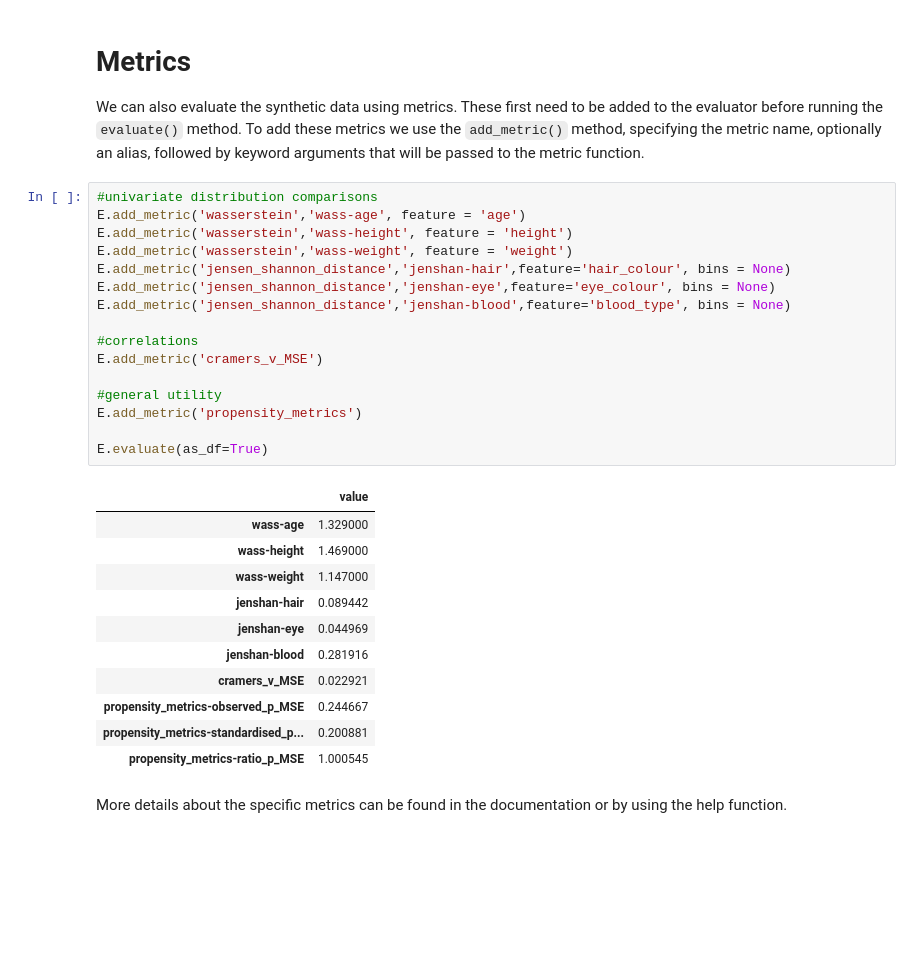
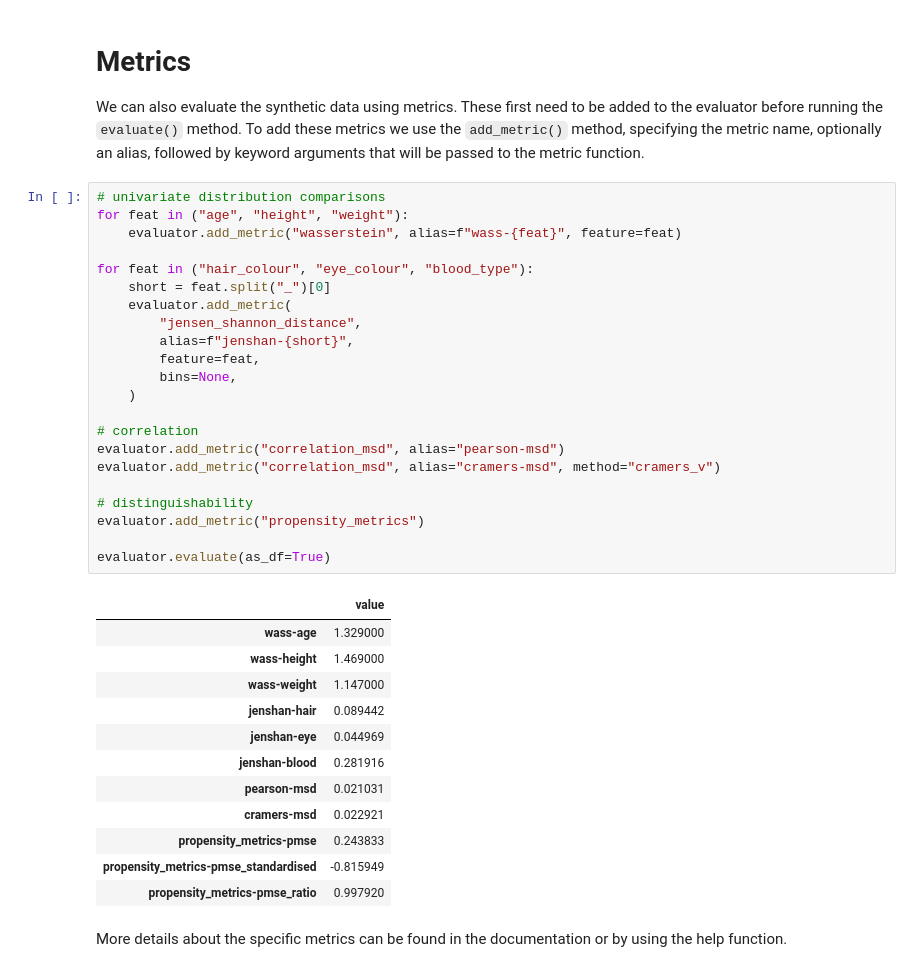
Before and after one commit to datasciencecampus/synthgauge, a Jupyter notebook: examples/demo_notebook.ipynb, the cells around one changed output. Drawn from its saved outputs; the diff is of its cells as text; blank space fills up the shorter version.

```diff
--- a/examples/demo_notebook.ipynb
+++ b/examples/demo_notebook.ipynb
@@ -90,34 +97,41 @@ E.plot_crosstab('hair_colour','eye_colour', figsize=(8, 4), cmap="light:coral",
 # Metrics
 
 We can also evaluate the synthetic data using metrics. These first need to be added to the evaluator before running the `evaluate()` method. To add these metrics we use the `add_metric()` method, specifying the metric name, optionally an alias, followed by keyword arguments that will be passed to the metric function.
-# %%
-#univariate distribution comparisons
-E.add_metric('wasserstein','wass-age', feature = 'age')
-E.add_metric('wasserstein','wass-height', feature = 'height')
-E.add_metric('wasserstein','wass-weight', feature = 'weight')
-E.add_metric('jensen_shannon_distance','jenshan-hair',feature='hair_colour', bins = None)
-E.add_metric('jensen_shannon_distance','jenshan-eye',feature='eye_colour', bins = None)
-E.add_metric('jensen_shannon_distance','jenshan-blood',feature='blood_type', bins = None)
-
-#correlations
-E.add_metric('cramers_v_MSE')
-
-#general utility
-E.add_metric('propensity_metrics')
-
-E.evaluate(as_df=True)
-# %% [output]
-|  | value |
-| wass-age | 1.329000 |
-| wass-height | 1.469000 |
-| wass-weight | 1.147000 |
-| jenshan-hair | 0.089442 |
-| jenshan-eye | 0.044969 |
-| jenshan-blood | 0.281916 |
-| cramers_v_MSE | 0.022921 |
-| propensity_metrics-observed_p_MSE | 0.244667 |
-| propensity_metrics-standardised_p... | 0.200881 |
-| propensity_metrics-ratio_p_MSE | 1.000545 |
+# %%
+# univariate distribution comparisons
+for feat in ("age", "height", "weight"):
+    evaluator.add_metric("wasserstein", alias=f"wass-{feat}", feature=feat)
+
+for feat in ("hair_colour", "eye_colour", "blood_type"):
+    short = feat.split("_")[0]
+    evaluator.add_metric(
+        "jensen_shannon_distance",
+        alias=f"jenshan-{short}",
+        feature=feat,
+        bins=None,
+    )
+
+# correlation
+evaluator.add_metric("correlation_msd", alias="pearson-msd")
+evaluator.add_metric("correlation_msd", alias="cramers-msd", method="cramers_v")
+
+# distinguishability
+evaluator.add_metric("propensity_metrics")
+
+evaluator.evaluate(as_df=True)
+# %% [output]
+|  | value |
+| wass-age | 1.329000 |
+| wass-height | 1.469000 |
+| wass-weight | 1.147000 |
+| jenshan-hair | 0.089442 |
+| jenshan-eye | 0.044969 |
+| jenshan-blood | 0.281916 |
+| pearson-msd | 0.021031 |
+| cramers-msd | 0.022921 |
+| propensity_metrics-pmse | 0.243833 |
+| propensity_metrics-pmse_standardised | -0.815949 |
+| propensity_metrics-pmse_ratio | 0.997920 |
 # %% [markdown]
 More details about the specific metrics can be found in the documentation or by using the help function.
 # %%
```
Also changed, not shown: parts of 13 cells of this notebook.
